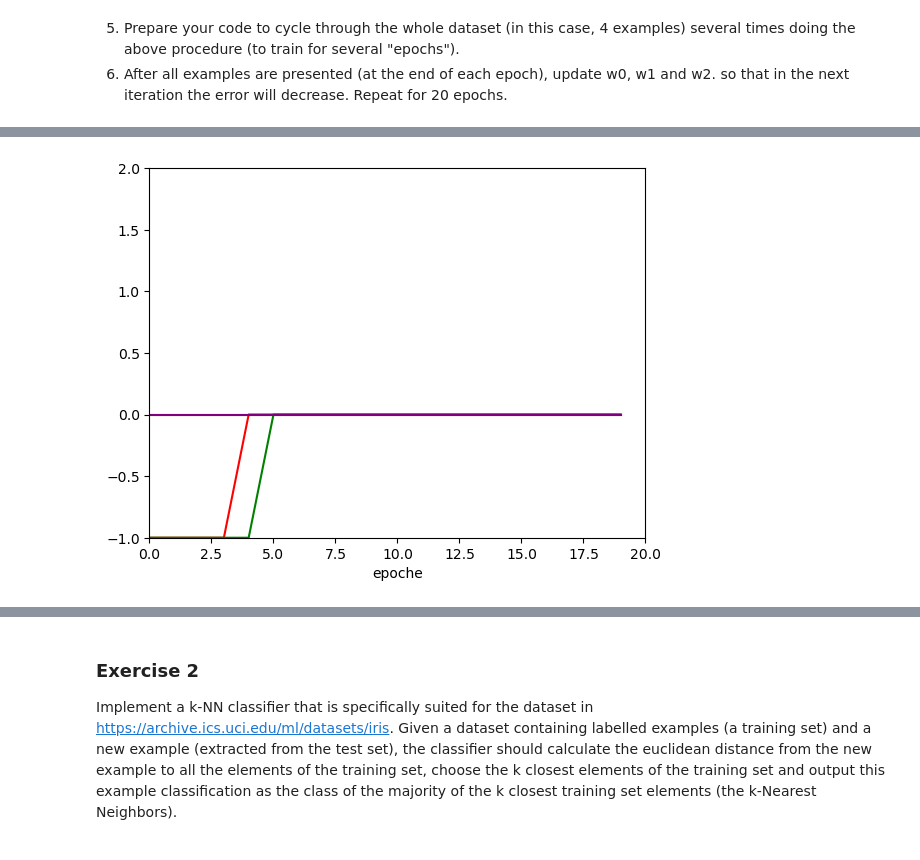
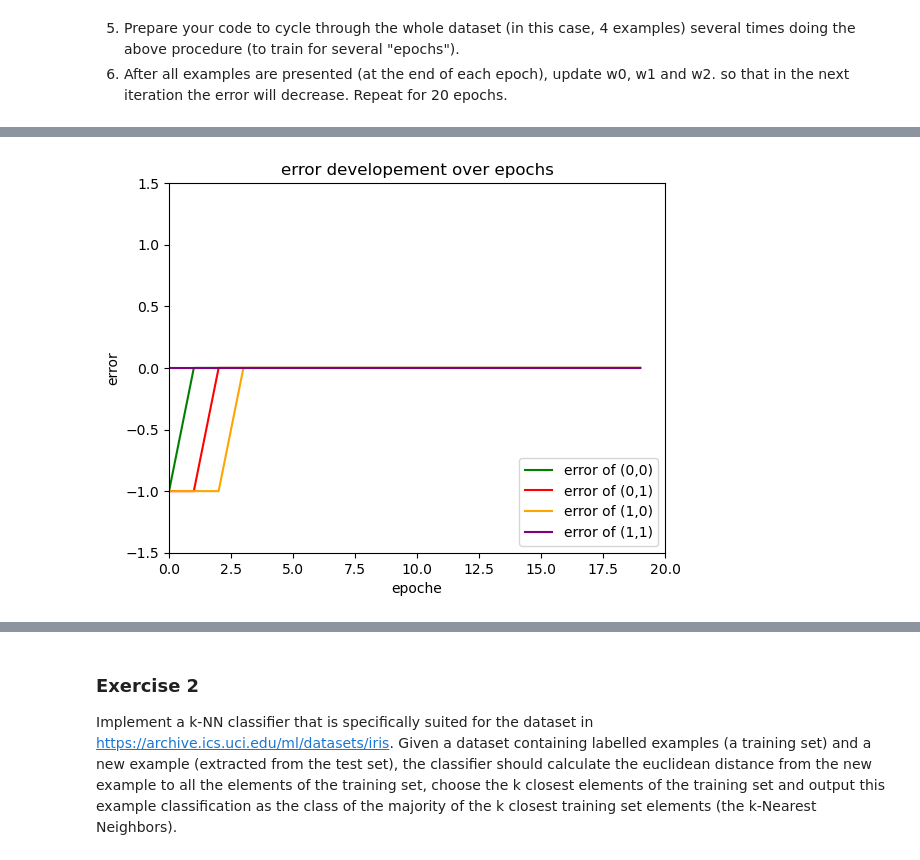
Before and after one commit to jelenameyer/IntroToMachineLearning, a Jupyter notebook: assignments/a2supervised.ipynb, the cells around one changed output, grey strips where cells are left out. Saved outputs shown, nothing was run; the diff lists cells and outputs as text; code cells hidden in the pictures.

```diff
--- a/assignments/a2supervised.ipynb
+++ b/assignments/a2supervised.ipynb
@@ -206,30 +205,33 @@ array([[[ 0.00000000e+00,  3.00000000e-01,  8.70000000e-01,
 # %%
 # visualize (a): Plot the value of the error at the end of each epoch, how does it behave?
 
 numberEpochs = range(len(saveResultsForGraph))
 numberEpochs
 
 error0 = []
 error1 = []
 error2 = []
 error3 = []
 
 for array in saveResultsForGraph:
     error0.append(array[0,0])
     error1.append(array[1,0])
     error2.append(array[2,0])
     error3.append(array[3,0])
 
-plt.plot(numberEpochs, error0, "-", color = "orange")
-plt.plot(numberEpochs, error1, "-", color = "red")
-plt.plot(numberEpochs, error2, "-", color = "green")
-plt.plot(numberEpochs, error3, "-", color = "purple")
+plt.plot(numberEpochs, error0, "-", color = "green", label = "error of (0,0)")
+plt.plot(numberEpochs, error1, "-", color = "red", label = "error of (0,1)")
+plt.plot(numberEpochs, error2, "-", color = "orange", label = "error of (1,0)")
+plt.plot(numberEpochs, error3, "-", color = "purple", label = "error of (1,1)")
 
-plt.xlabel("error")
+plt.ylabel("error")
 plt.xlabel("epoche")
+plt.title("error developement over epochs")
+plt.legend(loc='lower right')
+
 plt.xlim(0, len(numberEpochs))
-plt.ylim(-1, 2)
+plt.ylim(-1.5, 1.5)
 #plt.axis("equal")
 plt .show()
 # %% [output]
-[figure, old version]
+[figure, new version]
```
Also changed, not shown: parts of 20 cells of this notebook, 1 other file.
